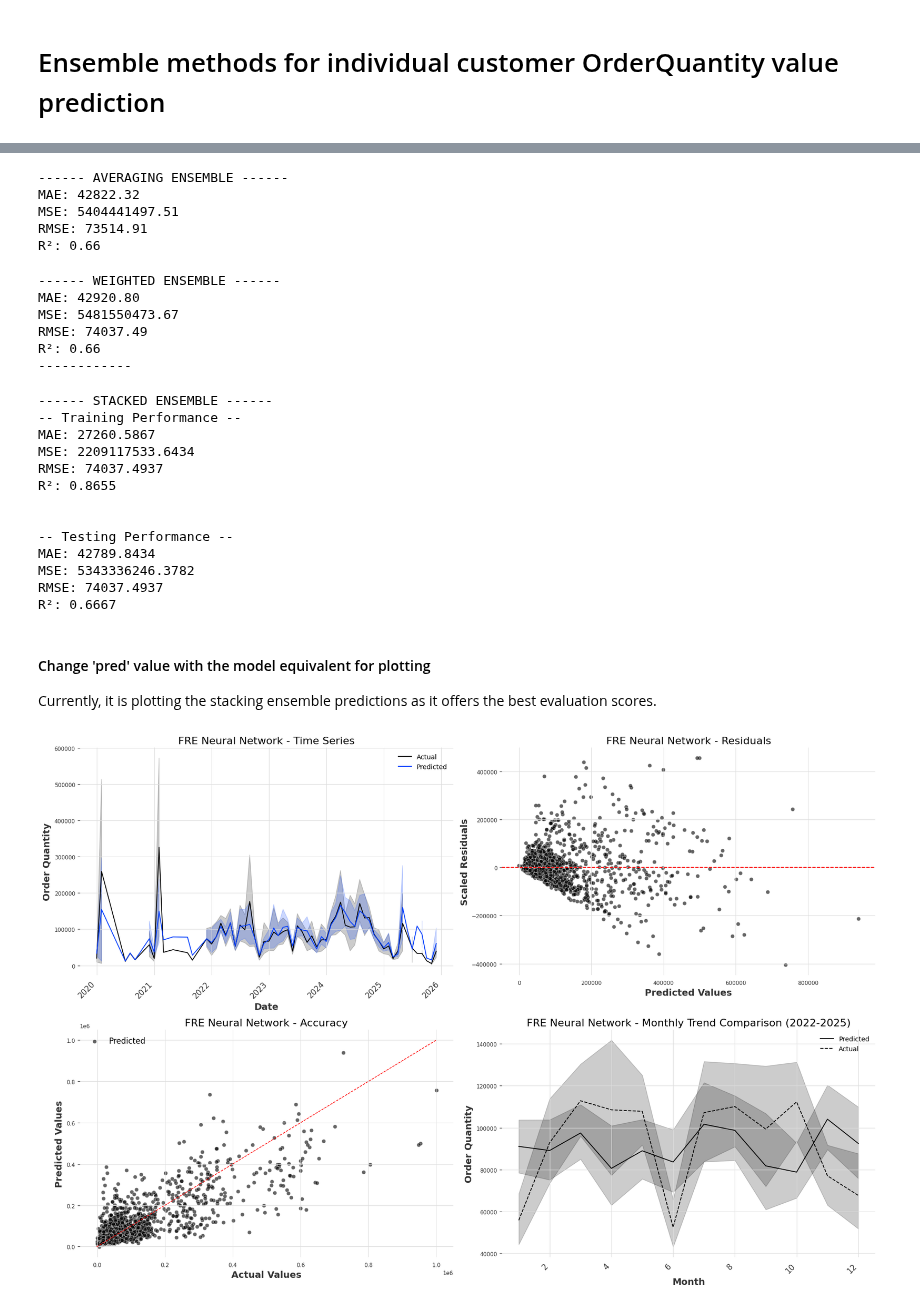
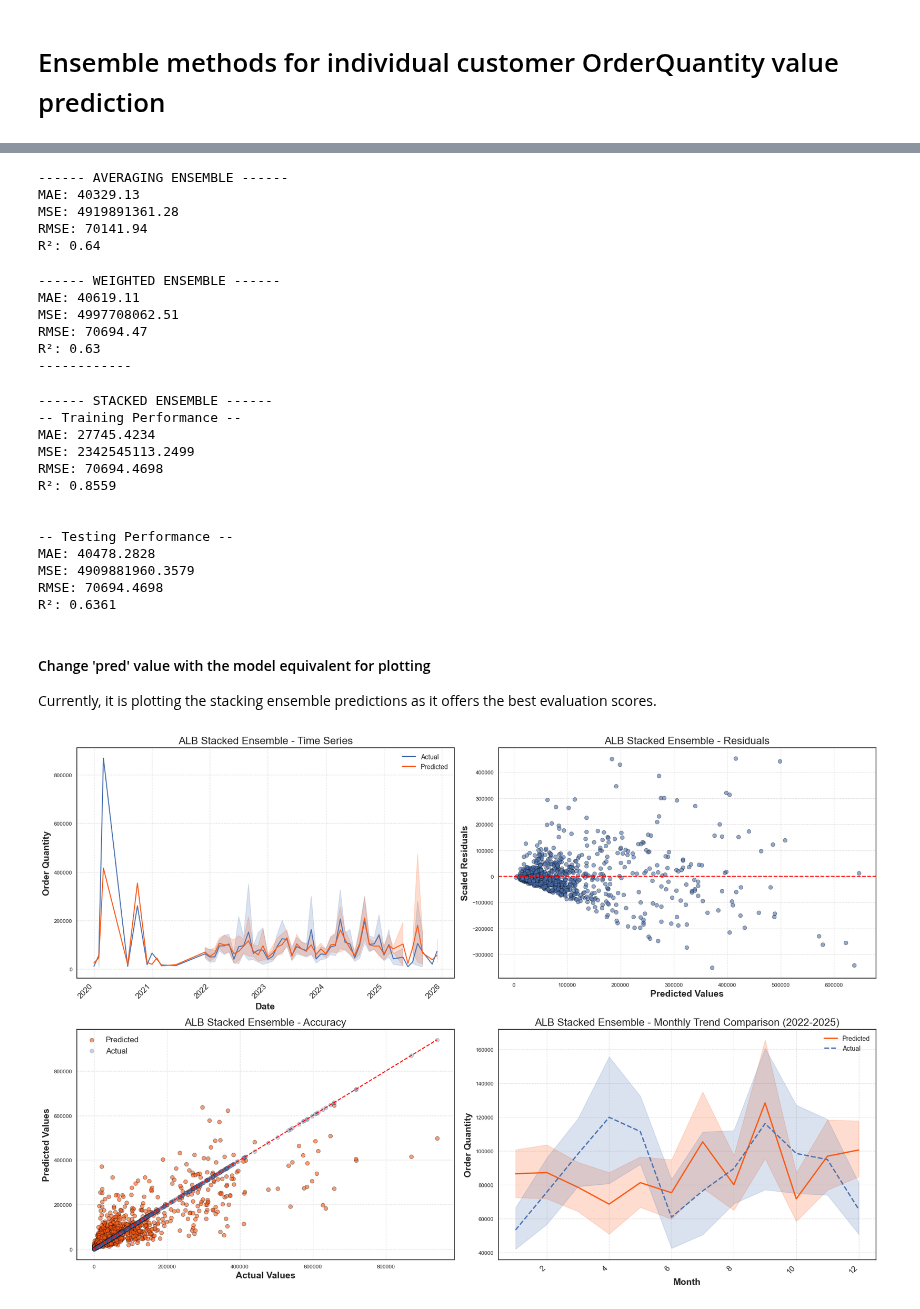
Before and after one commit to mwilko/SCM-Predictive-Analytics, a Jupyter notebook: notebooks/ensemble/cust_forecast_ensemble.ipynb, the cells around one changed output, grey strips where cells are left out. Cells and saved outputs as stored; diff of their text form; code cells hidden in the pictures.

```diff
--- a/notebooks/ensemble/cust_forecast_ensemble.ipynb
+++ b/notebooks/ensemble/cust_forecast_ensemble.ipynb
@@ -43,7 +43,7 @@ All custom codes for existing products:
 # %%
 # define the features and target variable from 'product_sales'
 # CHANGE THE CUSTOMER CODE HERE >>>>>>>>>>
-custom_code_df = pd.DataFrame(ph.get_custom_code_data('FRE'))
+custom_code_df = pd.DataFrame(ph.get_custom_code_data('ALB'))
 
 # customer code for later referencing
 custom_ref = custom_code_df.loc[0, 'ProductNumber'][:3].lower().upper()
@@ -285,10 +285,10 @@ print('------ AVERAGING ENSEMBLE ------')
 print(f"MAE: {mae:.2f} \nMSE: {mse:.2f} \nRMSE: {rmse:.2f} \nR²: {r2:.2f}")
 # %% [output]
 ------ AVERAGING ENSEMBLE ------
-MAE: 42822.32
-MSE: 5404441497.51
-RMSE: 73514.91
-R²: 0.66
+MAE: 40329.13
+MSE: 4919891361.28
+RMSE: 70141.94
+R²: 0.64
 # %%
 weights = [0.3, 0.2, 0.5]  # Weights to set for bias to certain model predictions
 
@@ -305,10 +305,10 @@ print(f"MAE: {mae:.2f} \nMSE: {mse:.2f} \nRMSE: {rmse:.2f}\nR²: {r2:.2f}")
 print('------------')
 # %% [output]
 ------ WEIGHTED ENSEMBLE ------
-MAE: 42920.80
-MSE: 5481550473.67
-RMSE: 74037.49
-R²: 0.66
+MAE: 40619.11
+MSE: 4997708062.51
+RMSE: 70694.47
+R²: 0.63
 ------------
 # %%
 train_mae = mean_absolute_error(y_train, train_pred_stacked)
@@ -328,17 +328,17 @@ print(f"-- Testing Performance -- \nMAE: {val_mae:.4f} \nMSE: {val_mse:.4f} \nRM
 # %% [output]
 ------ STACKED ENSEMBLE ------
 -- Training Performance --
-MAE: 27260.5867
-MSE: 2209117533.6434
-RMSE: 74037.4937
-R²: 0.8655
+MAE: 27745.4234
+MSE: 2342545113.2499
+RMSE: 70694.4698
+R²: 0.8559
 
 
 -- Testing Performance --
-MAE: 42789.8434
-MSE: 5343336246.3782
-RMSE: 74037.4937
-R²: 0.6667
+MAE: 40478.2828
+MSE: 4909881960.3579
+RMSE: 70694.4698
+R²: 0.6361
 # %%
 # Convert order year and month to datetime format
 custom_code_df['OrderDate'] = pd.to_datetime(custom_code_df[['order_year', 'order_month']].astype(str).agg('-'.join, axis=1))
@@ -353,50 +353,59 @@ Currently, it is plotting the stacking ensemble predictions as it offers the bes
 fig, axes = plt.subplots(nrows=2, ncols=2, figsize=(18, 12))
 fig.subplots_adjust(hspace=0.5, wspace=0.4)
 
+# Set global style for all plots
+sns.set_style("whitegrid")  # Adds grids and borders
+plt.rcParams['axes.edgecolor'] = 'black'  # Ensure axis borders are visible
+
 # Time Series Comparison
-sns.lineplot(x=custom_code_df.loc[y_val.index, 'OrderDate'], y=y_val, label='Actual', ax=axes[0, 0])
-sns.lineplot(x=custom_code_df.loc[y_val.index, 'OrderDate'], y=val_pred_stacked, label='Predicted', ax=axes[0, 0])
-axes[0, 0].set_title(f'{custom_ref} Neural Network - Time Series', fontsize=16)
+sns.lineplot(x=custom_code_df.loc[y_val.index, 'OrderDate'], y=y_val, label='Actual', color='#4C72B0', ax=axes[0, 0], linewidth=1.5)
+sns.lineplot(x=custom_code_df.loc[y_val.index, 'OrderDate'], y=val_pred_stacked, label='Predicted', color='#ff8000', ax=axes[0, 0], linewidth=1.5)
+axes[0, 0].set_title(f'{custom_ref} Stacked Ensemble - Time Series', fontsize=16)
 axes[0, 0].set_xlabel('Date', fontsize=14)
 axes[0, 0].set_ylabel('Order Quantity', fontsize=14)
+axes[0, 0].grid(True, linestyle='--', alpha=0.6)
 
 # Residual Plot
 residuals = y_val - val_pred_stacked
-sns.scatterplot(x=val_pred_stacked, y=residuals, alpha=0.6, ax=axes[0, 1])
-axes[0, 1].axhline(0, color='r', linestyle='--')
-axes[0, 1].set_title(f'{custom_ref} Neural Network - Residuals', fontsize=16)
+sns.scatterplot(x=val_pred_stacked, y=residuals, alpha=0.6, ax=axes[0, 1], edgecolor='k', linewidth=0.5, color='#4C72B0')
+axes[0, 1].axhline(0, color='r', linestyle='--', linewidth=1.5)
+axes[0, 1].set_title(f'{custom_ref} Stacked Ensemble - Residuals', fontsize=16)
 axes[0, 1].set_xlabel('Predicted Values', fontsize=14)
 axes[0, 1].set_ylabel('Scaled Residuals', fontsize=14)
+axes[0, 1].grid(True, linestyle='--', alpha=0.6)
 
 # Actual vs Predicted Scatter Plot
 min_val = min(y_val.min(), val_pred_stacked.min())
 max_val = max(y_val.max(), val_pred_stacked.max())
-sns.scatterplot(x=y_val, y=val_pred_stacked, alpha=0.6, ax=axes[1, 0], label='Predicted')
-axes[1, 0].plot([min_val, max_val], [min_val, max_val], 'r--', linewidth=1)  # Reference line
-axes[1, 0].set_title(f'{custom_ref} Neural Network - Accuracy', fontsize=16)
+sns.scatterplot(x=y_val, y=val_pred_stacked, alpha=0.6, ax=axes[1, 0], label='Predicted', edgecolor='k', color='#ff8000', linewidth=0.5)
+sns.scatterplot(x=y_val, y=y_val, alpha=0.3, ax=axes[1, 0], label='Actual', edgecolor='k', color='#4C72B0', linewidth=0.5)  # Actual reference
+axes[1, 0].plot([min_val, max_val], [min_val, max_val], 'r--', linewidth=1.5)
+axes[1, 0].set_title(f'{custom_ref} Stacked Ensemble - Accuracy', fontsize=16)
 axes[1, 0].set_xlabel('Actual Values', fontsize=14)
 axes[1, 0].set_ylabel('Predicted Values', fontsize=14)
 axes[1, 0].legend(fontsize=12)
+axes[1, 0].grid(True, linestyle='--', alpha=0.6)
 
 # Monthly Trend Comparison
 monthly_data = custom_code_df[['order_month']].loc[custom_code_df.index.intersection(X_val.index)].copy()
 monthly_data['Actual'] = y_val
 monthly_data['Predicted'] = val_pred_stacked
 
-sns.lineplot(x='order_month', y='Predicted', data=monthly_data, label='Predicted', ax=axes[1, 1])
-sns.lineplot(x='order_month', y='Actual', data=monthly_data, label='Actual', ax=axes[1, 1], color='black', linestyle='--')
-axes[1, 1].set_title(f'{custom_ref} Neural Network - Monthly Trend Comparison (2022-2025)', fontsize=16)
+sns.lineplot(x='order_month', y='Predicted', data=monthly_data, label='Predicted', color='#ff8000', ax=axes[1, 1], linewidth=2)
+sns.lineplot(x='order_month', y='Actual', data=monthly_data, label='Actual', color='#4C72B0', ax=axes[1, 1], linestyle='--', linewidth=2)
+axes[1, 1].set_title(f'{custom_ref} Stacked Ensemble - Monthly Trend Comparison (2022-2025)', fontsize=16)
 axes[1, 1].set_xlabel('Month', fontsize=14)
 axes[1, 1].set_ylabel('Order Quantity', fontsize=14)
+axes[1, 1].grid(True, linestyle='--', alpha=0.6)
 
-# Adjust x-tick labels after all plots are drawn
+# Adjust x-tick labels
 plt.setp(axes[0, 0].get_xticklabels(), rotation=45, ha='right', fontsize=12)
 plt.setp(axes[1, 1].get_xticklabels(), rotation=45, ha='right', fontsize=12)
 
 plt.tight_layout()
 plt.show()
 # %% [output]
-[figure, old version]
+[figure, new version]
 # %%
 # Create subplots (1 row, 2 columns: one for line plot, one for residual plot)
 fig, axes = plt.subplots(nrows=1, ncols=2, figsize=(18, 6))
```
Also changed, not shown: parts of 7 cells of this notebook, 13 other files.
